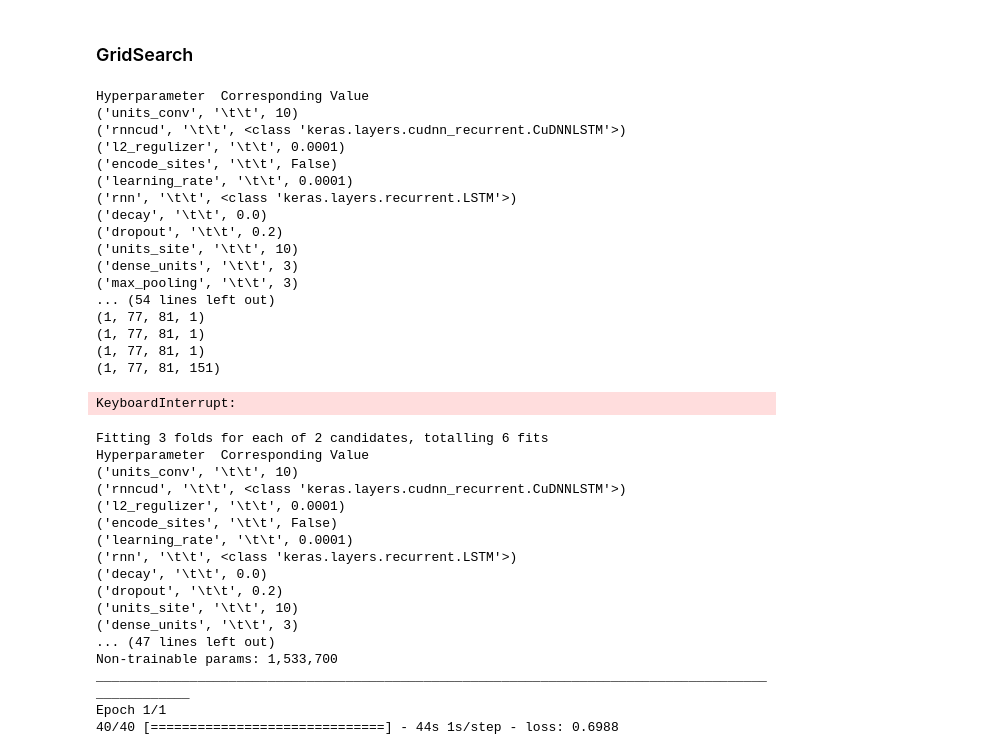
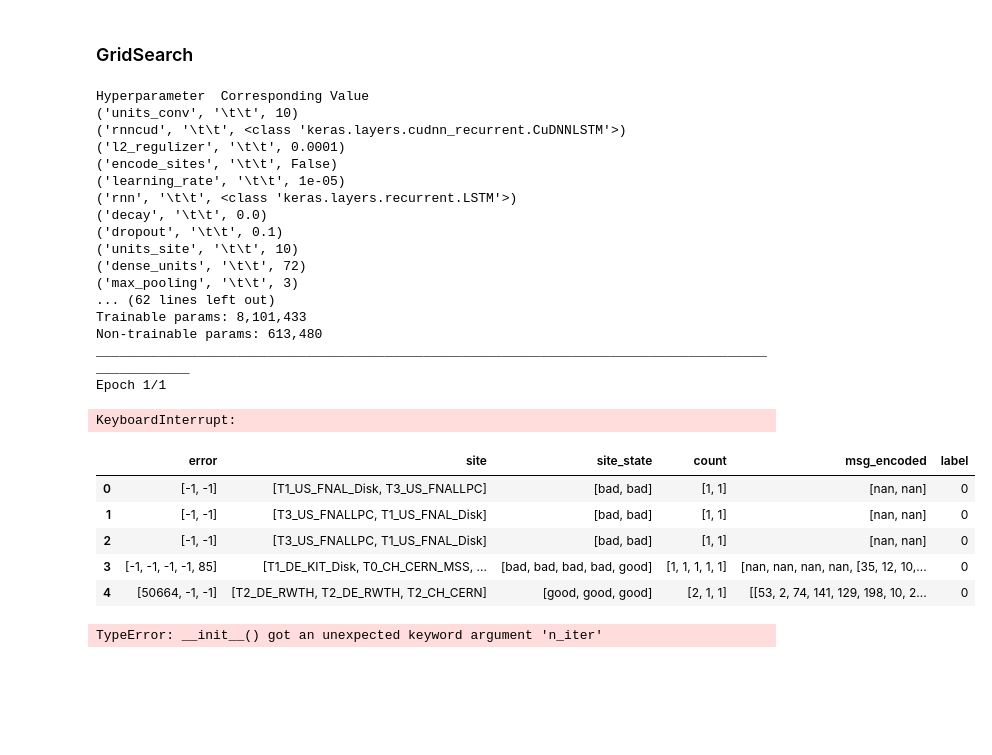
Before and after one commit to llayer/AIErrorLogAnalysis, a Jupyter notebook: training/train_on_spark.ipynb, the cells around one changed output. Saved outputs shown, nothing was run; the diff lists cells and outputs as text; code cells hidden in the pictures; blank space fills up the shorter version.

```diff
--- a/training/train_on_spark.ipynb
+++ b/training/train_on_spark.ipynb
@@ -74,12 +80,10 @@ def prune_to_index(codes, sites, only_unknown = False, counts = False, error_thr
 # %% [markdown]
 ### Load data
 # %%
-def load_data(path, msg_only = False, sample = False, sample_fact = 3):
+def load_data(path, load_labels = True, msg_only = False, sample = False, sample_fact = 3):
 
     actionshist = pd.read_hdf(path, 'frame')
-
-    print( actionshist['label'].value_counts() )
-
+    print( len(actionshist) )
     if sample == True:
         minority_class = actionshist[actionshist['label'] == 1]
         n_samples = int(sample_fact*len(minority_class))
@@ -96,6 +100,13 @@ def load_data(path, msg_only = False, sample = False, sample_fact = 3):
         codes.rename({'errors_msg': 'error'}, axis=1, inplace=True)
         sites.rename({'sites_msg': 'site'}, axis=1, inplace=True)
 
+    if load_labels == True:
+        actionshist = actionshist.drop(['label'], axis=1)
+        labels = pd.read_hdf('/eos/user/l/llayer/AIErrorLogAnalysis/data/input/labels.h5')
+        actionshist = pd.merge( actionshist, labels, on = ['task_name'], how='inner')
+
+    print( actionshist['label'].value_counts() )
+
     return actionshist, codes, sites
 # %% [markdown]
 ### Setup the data
@@ -128,9 +139,9 @@ MODEL = 'nlp_msg'
 EXPERIMENTS = [
 
     # 1st experiment initial parameter
-    {'NAME': 'NOMINAL_t', 'DIM':50, 'VOCAB': -1, 'ALGO': 'sg',
+    {'NAME': 'VAR_DIM', 'DIM':20, 'VOCAB': -1, 'ALGO': 'sg',
      'NLP_PARAM': {'cudnn': False, 'batch_norm': False, 'word_encoder': 'LSTM',
-                   'attention': False, 'include_counts': True, 'avg_w2v': False},
+                   'attention': True, 'include_counts': True, 'avg_w2v': False},
      'CALLBACK': { 'es': True, 'patience': 3, 'kill_slowstarts': True, 'kill_threshold': 0.51 }
     }
 ]
@@ -138,10 +149,10 @@ EXPERIMENTS = [
 e = EXPERIMENTS[ 0 ]
 
 # Load the data
-path = '/eos/user/l/llayer/AIErrorLogAnalysis/data/input/' + 'input_' + 'NOMINAL' + '.h5'
+path = '/eos/user/l/llayer/AIErrorLogAnalysis/data/input/' + 'input_' + 'VAR_DIM' + '.h5'
 actionshist, codes, sites = load_data(path, msg_only=MSG_ONLY,
                                                   sample=SAMPLE, sample_fact = SAMPLE_FACT)
-e['NLP_PARAM']['embedding_matrix_path'] = '/eos/user/l/llayer/AIErrorLogAnalysis/data/word2vec/' + 'embedding_matrix_' + 'NOMINAL' + '.npy'
+e['NLP_PARAM']['embedding_matrix_path'] = '/eos/user/l/llayer/AIErrorLogAnalysis/data/word2vec/' + 'embedding_matrix_' + 'VAR_DIM' + '.npy'
 
 sites_index, codes_index = sites_index, codes_index = prune_to_index(codes, sites, only_unknown = True)
 # %% [output]
@@ -151,3 +172,5 @@ Name: label, dtype: int64
+# %%
+actionshist = actionshist.drop(['task_name', 'avg', 'error_type', 'exit_code'], axis=1)
 # %%
 actionshist.head()
 # %% [output]
@@ -831,8 +976,12 @@ t = t.sample(frac=1)
 # %%
-validator = GridSearchCV(test,
-                         param_grid={'dense_units': [3, 6]},
+"""
+validator = GridSearchCV(clf,
+                         param_grid={'dense_units': [20, 50]},
                          scoring='neg_log_loss',
                          n_jobs=1, cv=2)
+"""
+n_iter_search = 2
+validator = RandomizedSearchCV(clf, param_distributions=param_dist, n_iter=n_iter_search, cv=2)
 validator.fit(t, t['label'])
 # %% [output]
 Hyperparameter  Corresponding Value
@@ -840,17 +989,17 @@ Hyperparameter  Corresponding Value
 ('rnncud', '\t\t', <class 'keras.layers.cudnn_recurrent.CuDNNLSTM'>)
 ('l2_regulizer', '\t\t', 0.0001)
 ('encode_sites', '\t\t', False)
-('learning_rate', '\t\t', 0.0001)
+('learning_rate', '\t\t', 1e-05)
 ('rnn', '\t\t', <class 'keras.layers.recurrent.LSTM'>)
 ('decay', '\t\t', 0.0)
-('dropout', '\t\t', 0.2)
+('dropout', '\t\t', 0.1)
 ('units_site', '\t\t', 10)
-('dense_units', '\t\t', 3)
+('dense_units', '\t\t', 72)
 ('max_pooling', '\t\t', 3)
-... (54 lines left out)
-(1, 77, 81, 1)
-(1, 77, 81, 1)
-(1, 77, 81, 1)
-(1, 77, 81, 151)
+... (62 lines left out)
+Trainable params: 8,101,433
+Non-trainable params: 613,480
+__________________________________________________________________________________________________
+Epoch 1/1
 KeyboardInterrupt:
 # %%
@@ -864,24 +1013,17 @@ def scorer(estimator, X, y):
     score = roc_auc_score(X['label'], y_pred)
 
     return score
+# %%
+actionshist.head()
+# %% [output]
+|  | error | site | site_state | count | msg_encoded | label |
+| 0 | [-1, -1] | [T1_US_FNAL_Disk, T3_US_FNALLPC] | [bad, bad] | [1, 1] | [nan, nan] | 0 |
+| 1 | [-1, -1] | [T3_US_FNALLPC, T1_US_FNAL_Disk] | [bad, bad] | [1, 1] | [nan, nan] | 0 |
+| 2 | [-1, -1] | [T3_US_FNALLPC, T1_US_FNAL_Disk] | [bad, bad] | [1, 1] | [nan, nan] | 0 |
+| 3 | [-1, -1, -1, -1, 85] | [T1_DE_KIT_Disk, T0_CH_CERN_MSS, ... | [bad, bad, bad, bad, good] | [1, 1, 1, 1, 1] | [nan, nan, nan, nan, [35, 12, 10,... | 0 |
+| 4 | [50664, -1, -1] | [T2_DE_RWTH, T2_DE_RWTH, T2_CH_CERN] | [good, good, good] | [2, 1, 1] | [[53, 2, 74, 141, 129, 198, 10, 2... | 0 |
 # %%
-grid = GridSearchCV(sc, estimator=clf, param_grid={'dense_units': [3, 6]}, scoring=scorer, verbose=1)
-gridSearch_result = grid.fit(t, t['label'])
+grid = GridSearchCV(sc, estimator=clf, param_grid={'dense_units': [20, 50]}, scoring=scorer, verbose=1)
+gridSearch_result = grid.fit(actionshist, actionshist['label'])
 # %% [output]
-Fitting 3 folds for each of 2 candidates, totalling 6 fits
-Hyperparameter  Corresponding Value
-('units_conv', '\t\t', 10)
-('rnncud', '\t\t', <class 'keras.layers.cudnn_recurrent.CuDNNLSTM'>)
-('l2_regulizer', '\t\t', 0.0001)
-('encode_sites', '\t\t', False)
-('learning_rate', '\t\t', 0.0001)
-('rnn', '\t\t', <class 'keras.layers.recurrent.LSTM'>)
-('decay', '\t\t', 0.0)
-('dropout', '\t\t', 0.2)
-('units_site', '\t\t', 10)
-('dense_units', '\t\t', 3)
-... (47 lines left out)
-Non-trainable params: 1,533,700
-__________________________________________________________________________________________________
-Epoch 1/1
-40/40 [==============================] - 44s 1s/step - loss: 0.6988
+TypeError: __init__() got an unexpected keyword argument 'n_iter'
```
Also changed, not shown: parts of 22 cells of this notebook.
